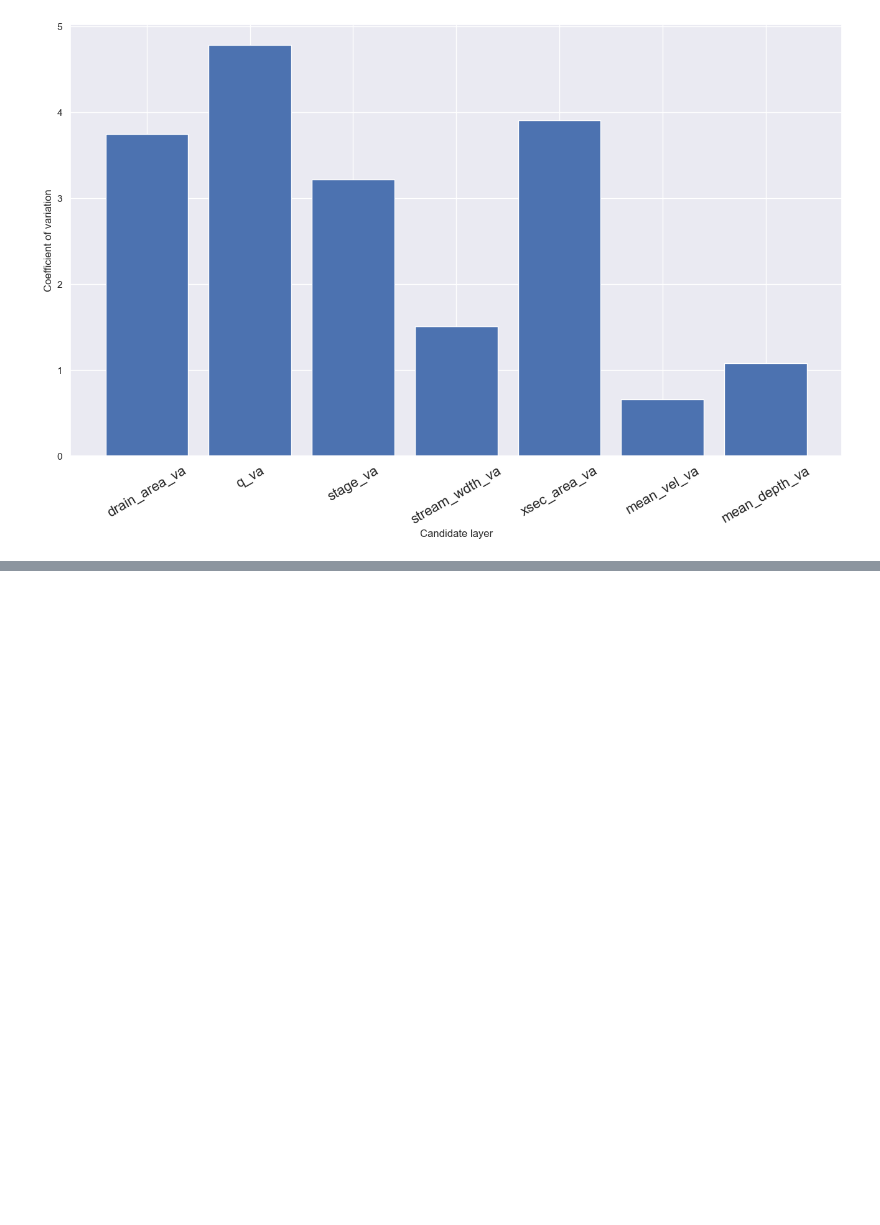
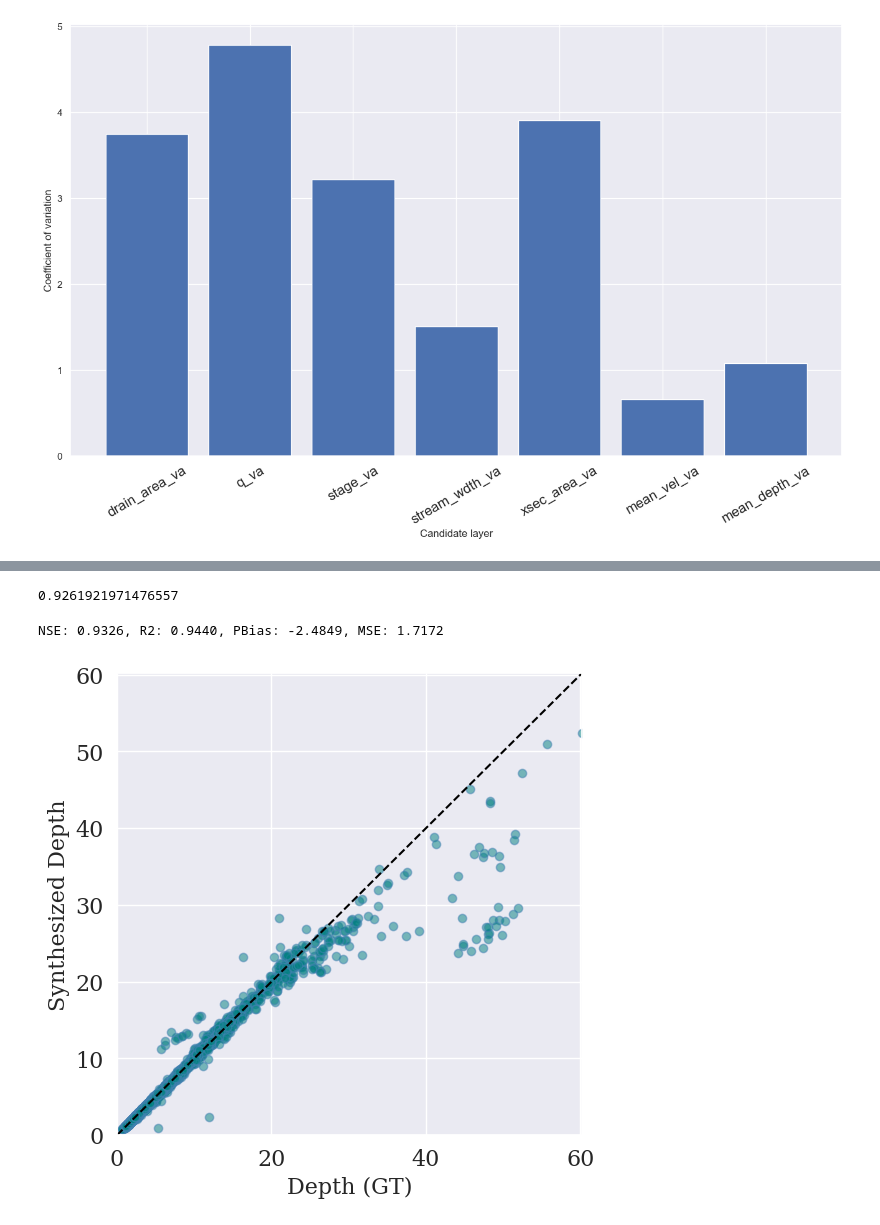
Before and after one commit to smhassanerfani/si2022, a Jupyter notebook: tauraat/synthesized_depth.ipynb, the cells around one changed output, grey strips where cells are left out. Drawn from its saved outputs; the diff is of its cells as text; code cells hidden in the pictures; blank space fills up the shorter version.

Commit message:
Added RandomForestRegressor

```diff
--- a/tauraat/synthesized_depth.ipynb
+++ b/tauraat/synthesized_depth.ipynb
@@ -146,0 +173,15 @@ plt.show()
+# %%
+# Grid Search
+param_grid = {'max_depth': range(5, 15, 2),
+              'max_features': ['auto', 'sqrt', 'log2'],
+              'min_samples_leaf': range(1, 8, 1),
+              'min_samples_split': [2, 4, 8, 10],
+              'n_estimators': range(10, 30, 5),
+              'bootstrap': [True, False]
+              }
+
+rf = RandomForestRegressor(n_jobs=-1, random_state=42)
+rf_grid = GridSearchCV(estimator=rf, param_grid=param_grid, cv=4, n_jobs=-1, verbose=True)
+# scoring='neg_root_mean_squared_error'
+# %%
+rf_grid.fit(X_train, y_train)
@@ -146,0 +199,57 @@ plt.show()
+# %%
+rf_grid.best_score_
+rf_grid.best_params_
+rf_grid.best_estimator_
+# %% [output]
+0.9261921971476557
+# %%
+predict = rf_grid.best_estimator_.predict(X_test)
+# %%
+y_test = y_test.to_numpy().ravel()
+# %%
+r2 = np.corrcoef(predict, y_test)[0, 1]**2
+pbias = 100 * np.sum((predict - y_test)) / np.sum(y_test)
+nse = r2_score(y_test, predict)
+mse = mean_squared_error(y_test, predict, squared=False)
+print(f'NSE: {nse:.4f}, R2: {r2:.4f}, PBias: {pbias:.4f}, MSE: {mse:.4f}')
+# %% [output]
+NSE: 0.9326, R2: 0.9440, PBias: -2.4849, MSE: 1.7172
+# %%
+plt.rcParams.update({
+    # 'font.sans-serif': 'Comic Sans MS',
+    'font.family': 'serif'
+})
+
+fig, ax = plt.subplots(ncols=1,figsize=(6, 6))
+
+max_value = np.array((y_test, predict)).max()
+
+ax.scatter(y_test, predict, color='teal', edgecolor='steelblue', alpha=0.5, label="Left Bankline")
+# ax.scatter(df["Right_BL"], df["Aava"], color='lightcoral', edgecolor='darkred', alpha=0.7, label="Right Bankline")
+ax.plot([0, max_value], [0, max_value], '--', color = 'black', linewidth=1.5)
+
+# axes[0].set_yscale('log')
+# axes[0].set_xscale('log')
+
+# sfont = {'fontname': 'Times New Roman'}
+ax.set_xlabel('Depth (GT)', fontsize=16) # **sfont
+ax.tick_params(axis='x', labelsize=16)
+ax.set_xlim(0, max_value)
+
+ax.set_ylabel('Synthesized Depth', fontsize=16)
+ax.tick_params(axis='y', labelsize=16)
+ax.set_ylim(0, max_value)
+ax.grid(True)
+
+# Change the font for the tick marks (only)
+
+# for tick in ax.get_xticklabels():
+#     tick.set_fontname('Times New Roman')
+# for tick in ax.get_yticklabels():
+#     tick.set_fontname('Times New Roman')
+
+# plt.legend(fontsize=18, loc=2)
+plt.savefig("./rf_scplot.png")
+plt.show()
+# %% [output]
+[figure, added]
```
Also changed, not shown: parts of 4 cells of this notebook.
